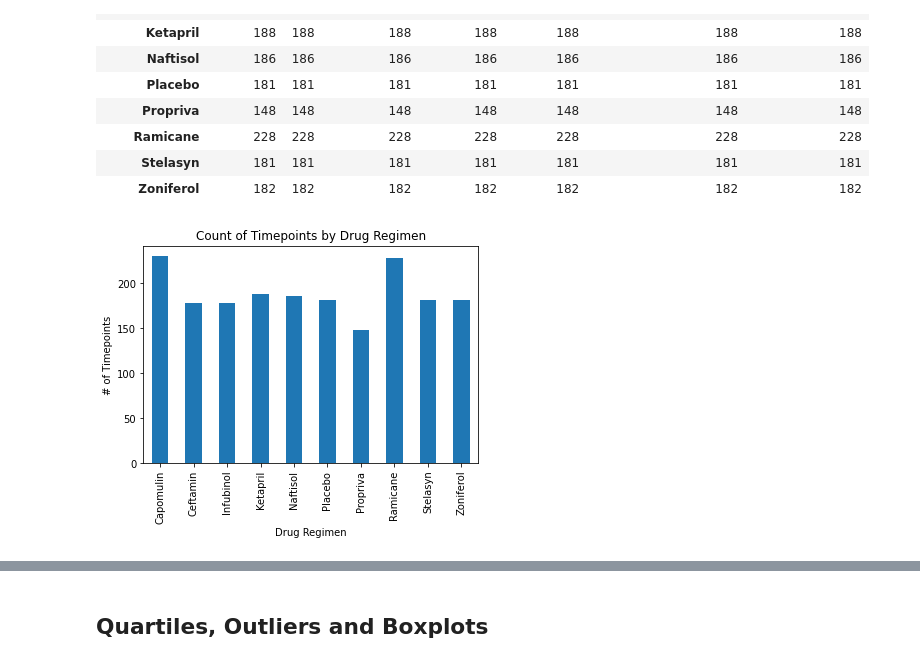
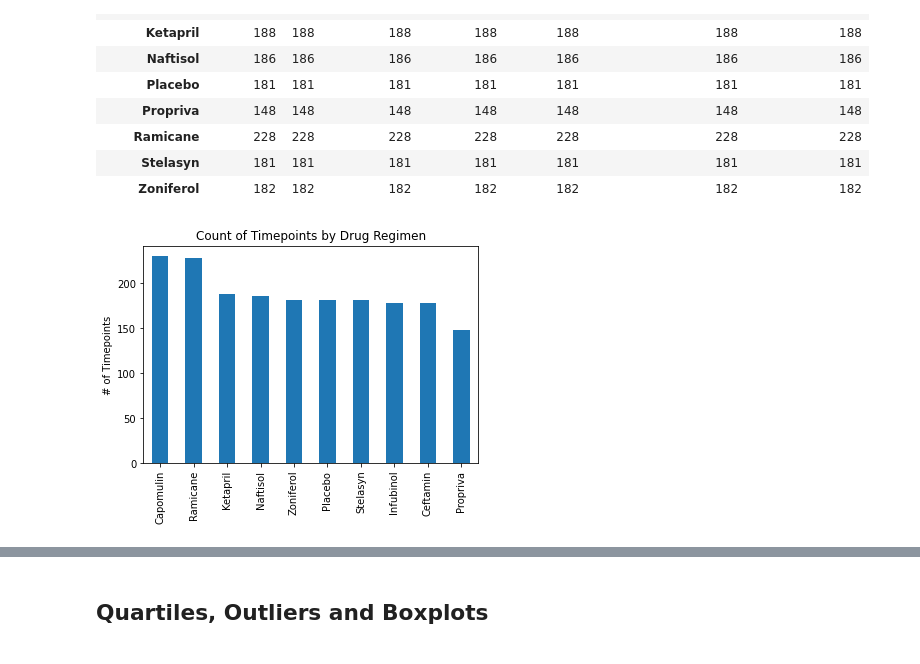
Before and after one commit to j-eikens/matplotlib-challenge, a Jupyter notebook: Pymaceuticals/pymaceuticals_starter.ipynb, the cells around one changed output, grey strips where cells are left out. Saved outputs shown, nothing was run; the diff lists cells and outputs as text; code cells hidden in the pictures.

Commit message:
finished bar and pie charts

```diff
--- a/Pymaceuticals/pymaceuticals_starter.ipynb
+++ b/Pymaceuticals/pymaceuticals_starter.ipynb
@@ -168,10 +135,14 @@ test_group.count()
 | Zoniferol | 182 | 182 | 182 | 182 | 182 | 182 | 182 |
 # %%
 # Generate a bar plot showing the total number of timepoints for all mice tested for each drug regimen using Pandas.
-test_group['Timepoint'].count().plot(kind='bar', ylabel = "# of Timepoints", title = "Count of Timepoints by Drug Regimen")
+drug_count = clean_df['Drug Regimen'].value_counts()
+
+drug_count.plot(kind = 'bar', ylabel = '# of Timepoints', title = 'Count of Timepoints by Drug Regimen')
+
+#test_group['Timepoint'].count().plot(kind='bar', ylabel = "# of Timepoints", title = "Count of Timepoints by Drug Regimen")
 plt.show()
 # %% [output]
-[figure, old version]
+[figure, new version]
 # %%
 # Generate a bar plot showing the total number of timepoints for all mice tested for each drug regimen using pyplot.
 
```
Also changed, not shown: parts of 11 cells of this notebook.
